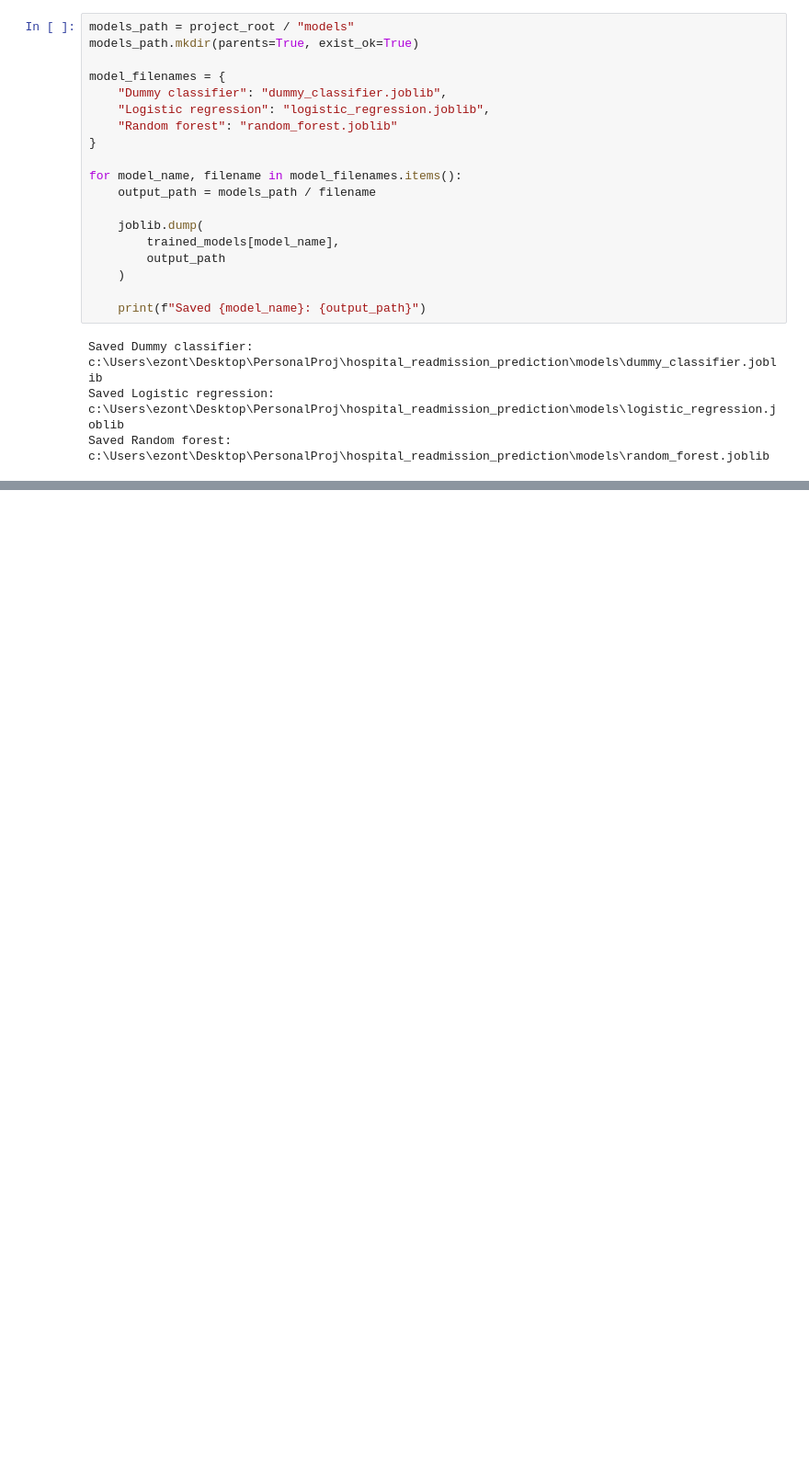
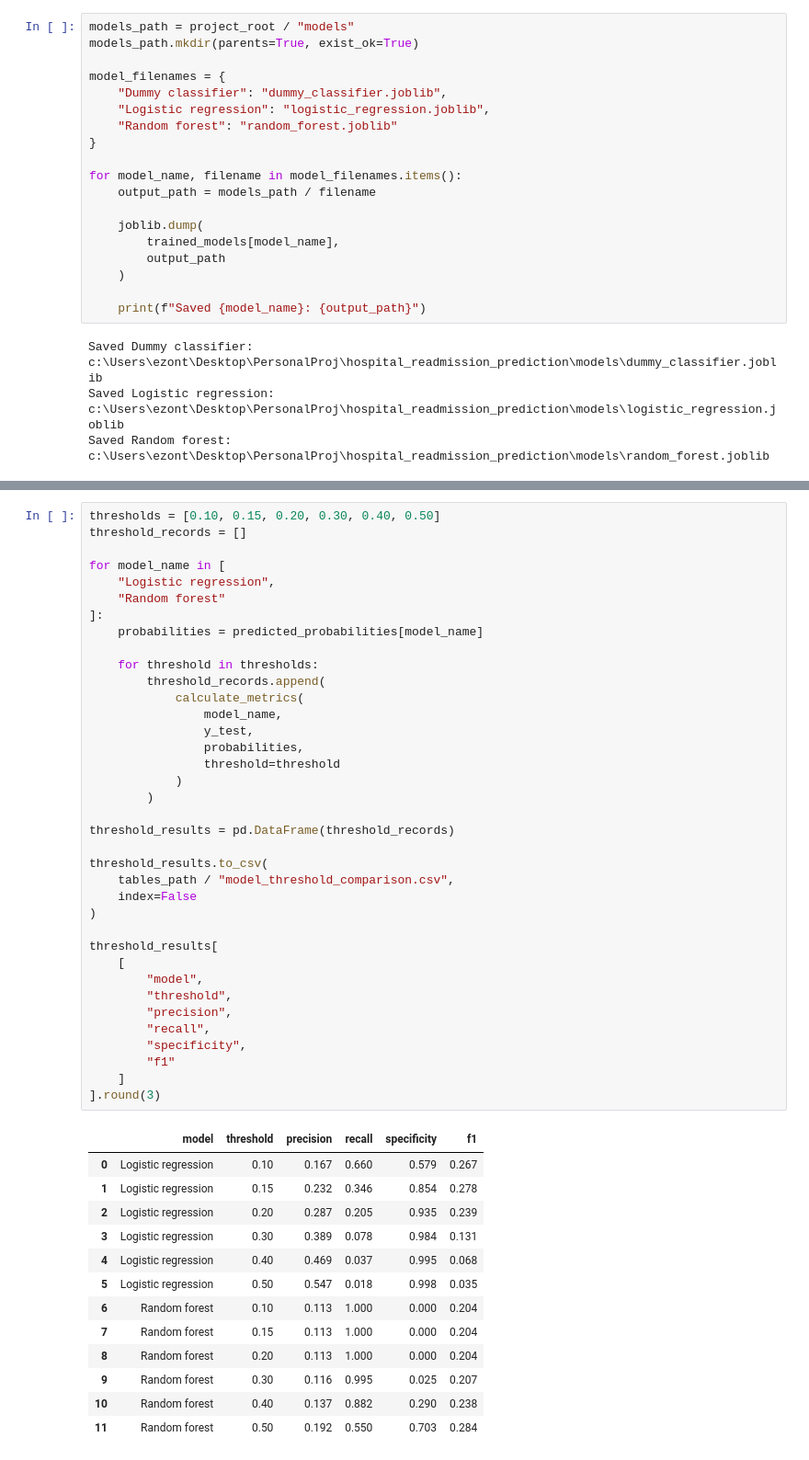
Before and after one commit to adanyabaileyportfolio/hospital_readmission_prediction, a Jupyter notebook: notebooks/03_modeling.ipynb, the cells around one changed output, grey strips where cells are left out. Shown at 92% size. Drawn from its saved outputs; the diff is of its cells as text; blank space fills up the shorter version.

```diff
--- a/notebooks/03_modeling.ipynb
+++ b/notebooks/03_modeling.ipynb
@@ -347,0 +536,51 @@ Saved Random forest: c:\Users\ezont\Desktop\PersonalProj\hospital_readmission_pr
+# %%
+thresholds = [0.10, 0.15, 0.20, 0.30, 0.40, 0.50]
+threshold_records = []
+
+for model_name in [
+    "Logistic regression",
+    "Random forest"
+]:
+    probabilities = predicted_probabilities[model_name]
+
+    for threshold in thresholds:
+        threshold_records.append(
+            calculate_metrics(
+                model_name,
+                y_test,
+                probabilities,
+                threshold=threshold
+            )
+        )
+
+threshold_results = pd.DataFrame(threshold_records)
+
+threshold_results.to_csv(
+    tables_path / "model_threshold_comparison.csv",
+    index=False
+)
+
+threshold_results[
+    [
+        "model",
+        "threshold",
+        "precision",
+        "recall",
+        "specificity",
+        "f1"
+    ]
+].round(3)
+# %% [output]
+|  | model | threshold | precision | recall | specificity | f1 |
+| 0 | Logistic regression | 0.10 | 0.167 | 0.660 | 0.579 | 0.267 |
+| 1 | Logistic regression | 0.15 | 0.232 | 0.346 | 0.854 | 0.278 |
+| 2 | Logistic regression | 0.20 | 0.287 | 0.205 | 0.935 | 0.239 |
+| 3 | Logistic regression | 0.30 | 0.389 | 0.078 | 0.984 | 0.131 |
+| 4 | Logistic regression | 0.40 | 0.469 | 0.037 | 0.995 | 0.068 |
+| 5 | Logistic regression | 0.50 | 0.547 | 0.018 | 0.998 | 0.035 |
+| 6 | Random forest | 0.10 | 0.113 | 1.000 | 0.000 | 0.204 |
+| 7 | Random forest | 0.15 | 0.113 | 1.000 | 0.000 | 0.204 |
+| 8 | Random forest | 0.20 | 0.113 | 1.000 | 0.000 | 0.204 |
+| 9 | Random forest | 0.30 | 0.116 | 0.995 | 0.025 | 0.207 |
+| 10 | Random forest | 0.40 | 0.137 | 0.882 | 0.290 | 0.238 |
+| 11 | Random forest | 0.50 | 0.192 | 0.550 | 0.703 | 0.284 |
```
Also changed, not shown: parts of 13 cells of this notebook, 6 other files.
